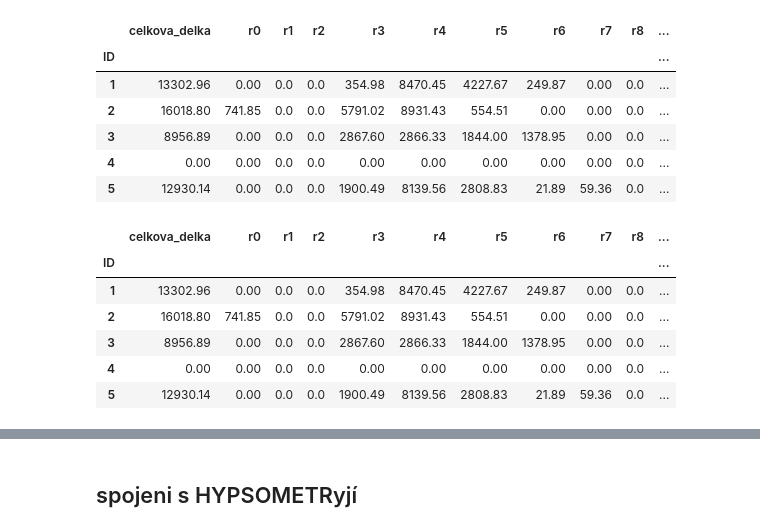
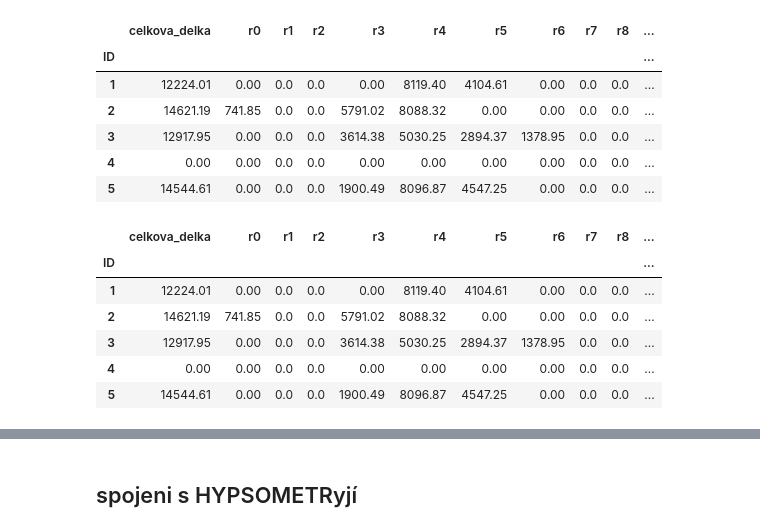
Before and after one commit to fenclova/jupyter-diplomka, a Jupyter notebook: 0a_predvyber_analyza875.ipynb, the cells around one changed output, grey strips where cells are left out. Saved outputs shown, nothing was run; the diff lists cells and outputs as text; code cells hidden in the pictures.

```diff
--- a/0a_predvyber_analyza875.ipynb
+++ b/0a_predvyber_analyza875.ipynb
@@ -26,16 +26,16 @@ zastavba_rozloha_max = 2*1000*1000   #2km2 ve skutečnosti (1/8 území) 2cm2 v
 relief_rozloha_max = 1*250*250 # 1cm2 v mapě 1 : 25 000
 # %%
 # řeky řádovost
-reky_delka = pd.read_csv(r'C:\fenclova\diplomka\analyza\vysledky\875\delka_vodnich_toku1.csv').set_index('ID')
+reky_delka = pd.read_csv(r'C:\fenclova\diplomka\analyza\vysledky\875\2_radovost_toku.csv').set_index('ID')
 reky_delka.head()
 # %% [output]
 |  | celkova_delka | r0 | r1 | r2 | r3 | r4 | r5 | r6 | r7 | r8 | ... |
 | ID |  |  |  |  |  |  |  |  |  |  | ... |
-| 1 | 13302.96 | 0.00 | 0.0 | 0.0 | 354.98 | 8470.45 | 4227.67 | 249.87 | 0.00 | 0.0 | ... |
-| 2 | 16018.80 | 741.85 | 0.0 | 0.0 | 5791.02 | 8931.43 | 554.51 | 0.00 | 0.00 | 0.0 | ... |
-| 3 | 8956.89 | 0.00 | 0.0 | 0.0 | 2867.60 | 2866.33 | 1844.00 | 1378.95 | 0.00 | 0.0 | ... |
-| 4 | 0.00 | 0.00 | 0.0 | 0.0 | 0.00 | 0.00 | 0.00 | 0.00 | 0.00 | 0.0 | ... |
-| 5 | 12930.14 | 0.00 | 0.0 | 0.0 | 1900.49 | 8139.56 | 2808.83 | 21.89 | 59.36 | 0.0 | ... |
+| 1 | 12224.01 | 0.00 | 0.0 | 0.0 | 0.00 | 8119.40 | 4104.61 | 0.00 | 0.0 | 0.0 | ... |
+| 2 | 14621.19 | 741.85 | 0.0 | 0.0 | 5791.02 | 8088.32 | 0.00 | 0.00 | 0.0 | 0.0 | ... |
+| 3 | 12917.95 | 0.00 | 0.0 | 0.0 | 3614.38 | 5030.25 | 2894.37 | 1378.95 | 0.0 | 0.0 | ... |
+| 4 | 0.00 | 0.00 | 0.0 | 0.0 | 0.00 | 0.00 | 0.00 | 0.00 | 0.0 | 0.0 | ... |
+| 5 | 14544.61 | 0.00 | 0.0 | 0.0 | 1900.49 | 8096.87 | 4547.25 | 0.00 | 0.0 | 0.0 | ... |
 # %%
 # funkce sečte kolik řádů má délku větší 500 m
 def pocet_radu(radek):
@@ -49,11 +49,11 @@ reky_delka.head()
 # %% [output]
 |  | celkova_delka | r0 | r1 | r2 | r3 | r4 | r5 | r6 | r7 | r8 | ... |
 | ID |  |  |  |  |  |  |  |  |  |  | ... |
-| 1 | 13302.96 | 0.00 | 0.0 | 0.0 | 354.98 | 8470.45 | 4227.67 | 249.87 | 0.00 | 0.0 | ... |
-| 2 | 16018.80 | 741.85 | 0.0 | 0.0 | 5791.02 | 8931.43 | 554.51 | 0.00 | 0.00 | 0.0 | ... |
-| 3 | 8956.89 | 0.00 | 0.0 | 0.0 | 2867.60 | 2866.33 | 1844.00 | 1378.95 | 0.00 | 0.0 | ... |
-| 4 | 0.00 | 0.00 | 0.0 | 0.0 | 0.00 | 0.00 | 0.00 | 0.00 | 0.00 | 0.0 | ... |
-| 5 | 12930.14 | 0.00 | 0.0 | 0.0 | 1900.49 | 8139.56 | 2808.83 | 21.89 | 59.36 | 0.0 | ... |
+| 1 | 12224.01 | 0.00 | 0.0 | 0.0 | 0.00 | 8119.40 | 4104.61 | 0.00 | 0.0 | 0.0 | ... |
+| 2 | 14621.19 | 741.85 | 0.0 | 0.0 | 5791.02 | 8088.32 | 0.00 | 0.00 | 0.0 | 0.0 | ... |
+| 3 | 12917.95 | 0.00 | 0.0 | 0.0 | 3614.38 | 5030.25 | 2894.37 | 1378.95 | 0.0 | 0.0 | ... |
+| 4 | 0.00 | 0.00 | 0.0 | 0.0 | 0.00 | 0.00 | 0.00 | 0.00 | 0.0 | 0.0 | ... |
+| 5 | 14544.61 | 0.00 | 0.0 | 0.0 | 1900.49 | 8096.87 | 4547.25 | 0.00 | 0.0 | 0.0 | ... |
 # %%
 df = df.join(reky_delka)
 df.tail()
```
Also changed, not shown: parts of 10 cells of this notebook, 1 other file.
